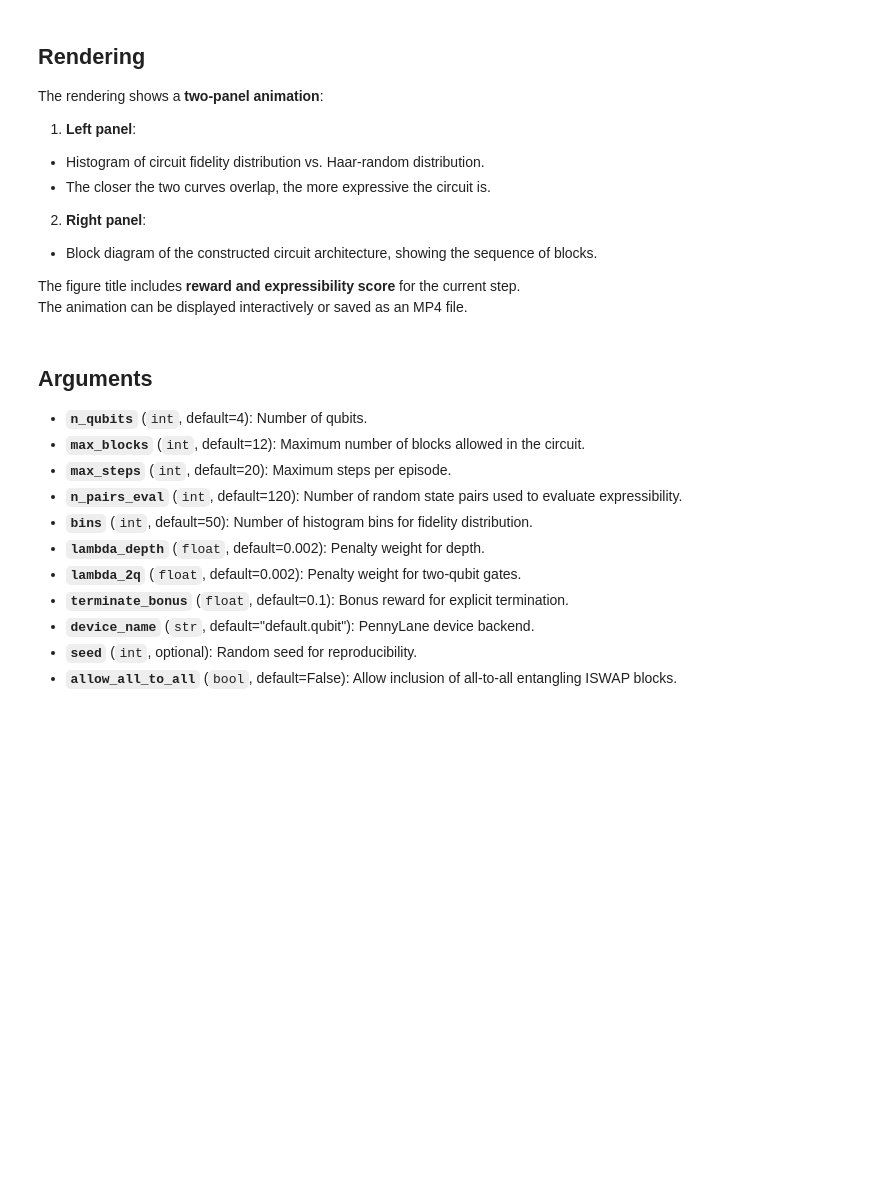
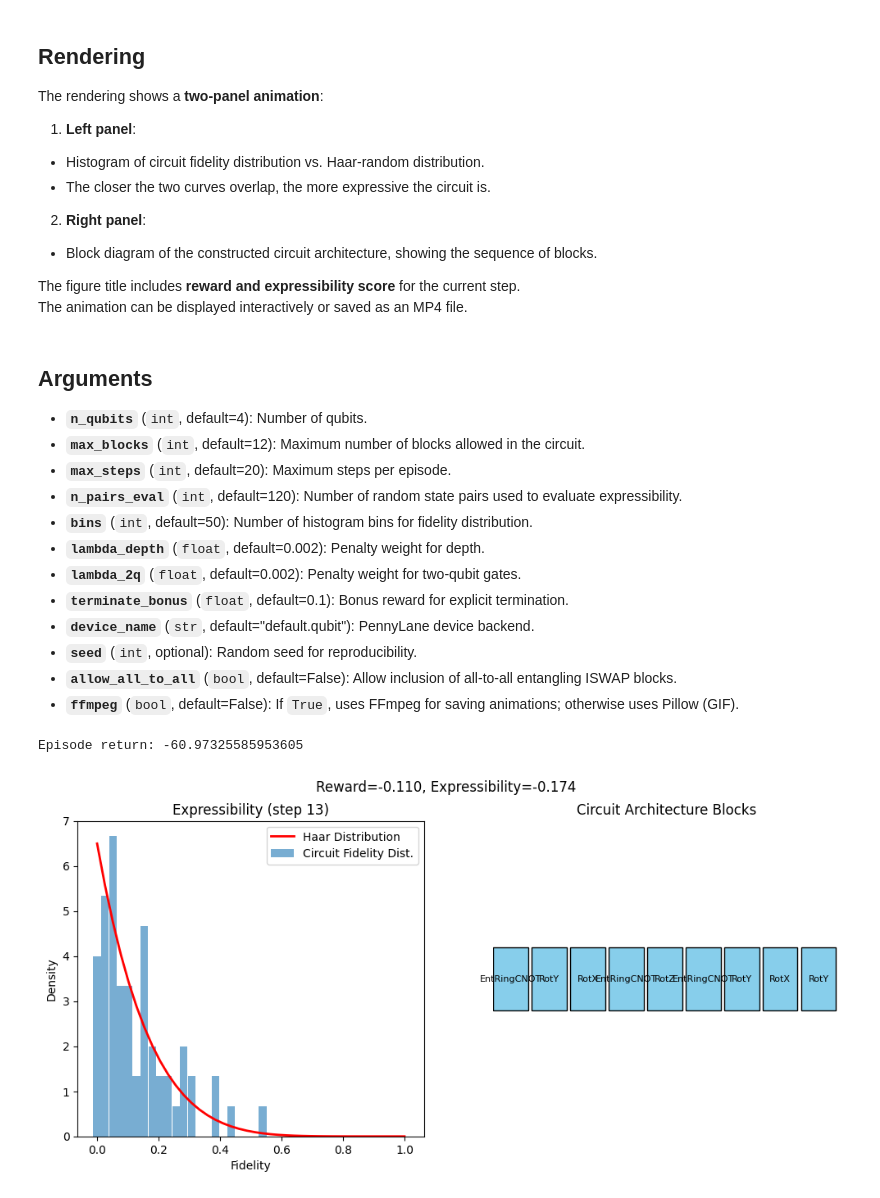
Before and after one commit to Jayshah25/Quantum-Reinforcement-Learning, a Jupyter notebook: examples/core-environments/expressibility.ipynb, the cells around one changed output. Drawn from its saved outputs; the diff is of its cells as text; code cells hidden in the pictures; blank space fills up the shorter version.

```diff
--- a/examples/core-environments/expressibility.ipynb
+++ b/examples/core-environments/expressibility.ipynb
@@ -107,15 +107,21 @@ The animation can be displayed interactively or saved as an MP4 file.
 - **`device_name`** (`str`, default="default.qubit"): PennyLane device backend.
 - **`seed`** (`int`, optional): Random seed for reproducibility.
 - **`allow_all_to_all`** (`bool`, default=False): Allow inclusion of all-to-all entangling ISWAP blocks.
+- **`ffmpeg`** (`bool`, default=False): If `True`, uses FFmpeg for saving animations; otherwise uses Pillow (GIF).
 # %%
 from qrl.env import ExpressibilityV0
-env = ExpressibilityV0(n_qubits=3, n_pairs_eval=60, bins=40, seed=7)
+
+# set ffmpeg=True if you have ffmpeg installed to save as mp4, or ffmpeg=False to save as gif
+env = ExpressibilityV0(n_qubits=3, n_pairs_eval=60, bins=40, seed=7,ffmpeg=True)
 obs, _ = env.reset()
 done = False
 total = 0
 while not done:
     action = env.action_space.sample()
     obs, reward, done, trunc, info = env.step(action)
     total += reward
-env.render(r'results/core/expressibilityV0.mp4')
+env.render(r'expressibilityV0')
 print("Episode return:", total)
+# %% [output]
+Episode return: -60.97325585953605
+[figure, added]
```
Also changed, not shown: 10 other files.
